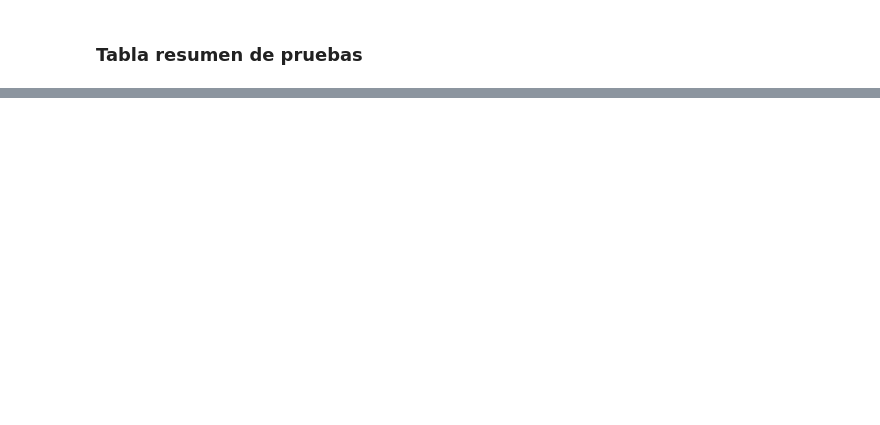
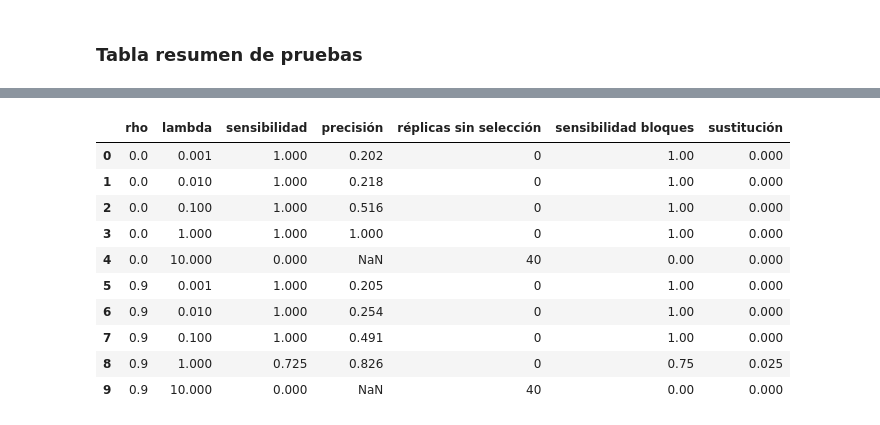
Before and after one commit to Mmora-07/aprendizaje_autom-tico_t_1, a Jupyter notebook: 01_implementacion_simulacion.ipynb, the cells around one changed output, grey strips where cells are left out. Cells and saved outputs as stored; diff of their text form; code cells hidden in the pictures; blank space fills up the shorter version.

```diff
--- a/01_implementacion_simulacion.ipynb
+++ b/01_implementacion_simulacion.ipynb
@@ -959,0 +895,72 @@ Con $\rho=0$ no hay sustitución en ningún $\lambda_1$. Con $\rho=0$ la recuper
+# %%
+TOL_NO_NULO = 1e-6
+es_relevante = np.isin(np.arange(D5), SOPORTE)     # True en las variables 1, 6, 11 y 16
+
+
+def metricas_soporte(W):
+    """Recuperación del soporte por variables y por bloques, promediada sobre réplicas.
+
+    W tiene una fila de coeficientes por réplica.
+    """
+    S = np.abs(W) > TOL_NO_NULO                      # S[r, j]: ¿la réplica r seleccionó la variable j?
+    aciertos = (S & es_relevante).sum(axis=1)        # variables verdaderas seleccionadas, por réplica
+    n_sel = S.sum(axis=1)                            # total de variables seleccionadas, por réplica
+
+    # Precisión: solo en réplicas que seleccionaron algo.
+    con_seleccion = n_sel > 0
+    if np.any(con_seleccion):
+        precision = np.mean(aciertos[con_seleccion] / n_sel[con_seleccion])
+    else:
+        precision = np.nan
+
+    # bloque_sel[r, k]: ¿la réplica r seleccionó al menos una variable del bloque k?
+    bloque_sel = np.zeros((S.shape[0], 4), dtype=bool)
+    for k in range(4):
+        bloque_sel[:, k] = S[:, BLOQUE == k].any(axis=1)
+
+    # S[:, SOPORTE][r, k]: ¿la réplica r seleccionó la variable verdadera del bloque k?
+    sustitucion = np.mean(bloque_sel & ~S[:, SOPORTE])
+
+    return {
+        "sensibilidad": np.mean(aciertos / len(SOPORTE)),
+        "precisión": precision,
+        "réplicas sin selección": int(np.sum(n_sel == 0)),
+        "sensibilidad bloques": bloque_sel.mean(),
+        "sustitución": sustitucion,
+    }
+
+
+filas, frecuencias = [], []
+for rho in RHOS:
+    for lam in LAMBDAS:
+        W = coeficientes[(rho, "Lasso", lam)]
+        filas.append({"rho": rho, "lambda": lam, **metricas_soporte(W)})
+
+        # Frecuencia de selección: fracción de réplicas en que cada variable quedó distinta de 0.
+        frec = (np.abs(W) > TOL_NO_NULO).mean(axis=0)
+        fila_frec = {"rho": rho, "lambda": lam}
+        for j in range(D5):
+            fila_frec[f"x{j + 1}"] = frec[j]
+        frecuencias.append(fila_frec)
+
+soporte = pd.DataFrame(filas)
+frecuencias = pd.DataFrame(frecuencias)
+frecuencias.to_csv(RESULTADOS / "p5_frecuencias_seleccion.csv", index=False)
+
+# Tabla completa por escenario, modelo y lambda: se agregan las métricas de soporte a las filas de Lasso.
+tabla_p5 = tabla_p5.merge(soporte.assign(modelo="Lasso"), on=["rho", "modelo", "lambda"], how="left")
+tabla_p5.to_csv(RESULTADOS / "p5_sesgo_varianza.csv", index=False)
+
+soporte.round(3)
+# %% [output]
+|  | rho | lambda | sensibilidad | precisión | réplicas sin selección | sensibilidad bloques | sustitución |
+| 0 | 0.0 | 0.001 | 1.000 | 0.202 | 0 | 1.00 | 0.000 |
+| 1 | 0.0 | 0.010 | 1.000 | 0.218 | 0 | 1.00 | 0.000 |
+| 2 | 0.0 | 0.100 | 1.000 | 0.516 | 0 | 1.00 | 0.000 |
+| 3 | 0.0 | 1.000 | 1.000 | 1.000 | 0 | 1.00 | 0.000 |
+| 4 | 0.0 | 10.000 | 0.000 | NaN | 40 | 0.00 | 0.000 |
+| 5 | 0.9 | 0.001 | 1.000 | 0.205 | 0 | 1.00 | 0.000 |
+| 6 | 0.9 | 0.010 | 1.000 | 0.254 | 0 | 1.00 | 0.000 |
+| 7 | 0.9 | 0.100 | 1.000 | 0.491 | 0 | 1.00 | 0.000 |
+| 8 | 0.9 | 1.000 | 0.725 | 0.826 | 0 | 0.75 | 0.025 |
+| 9 | 0.9 | 10.000 | 0.000 | NaN | 40 | 0.00 | 0.000 |
```
Also changed, not shown: parts of 84 cells of this notebook, 2 other files.
